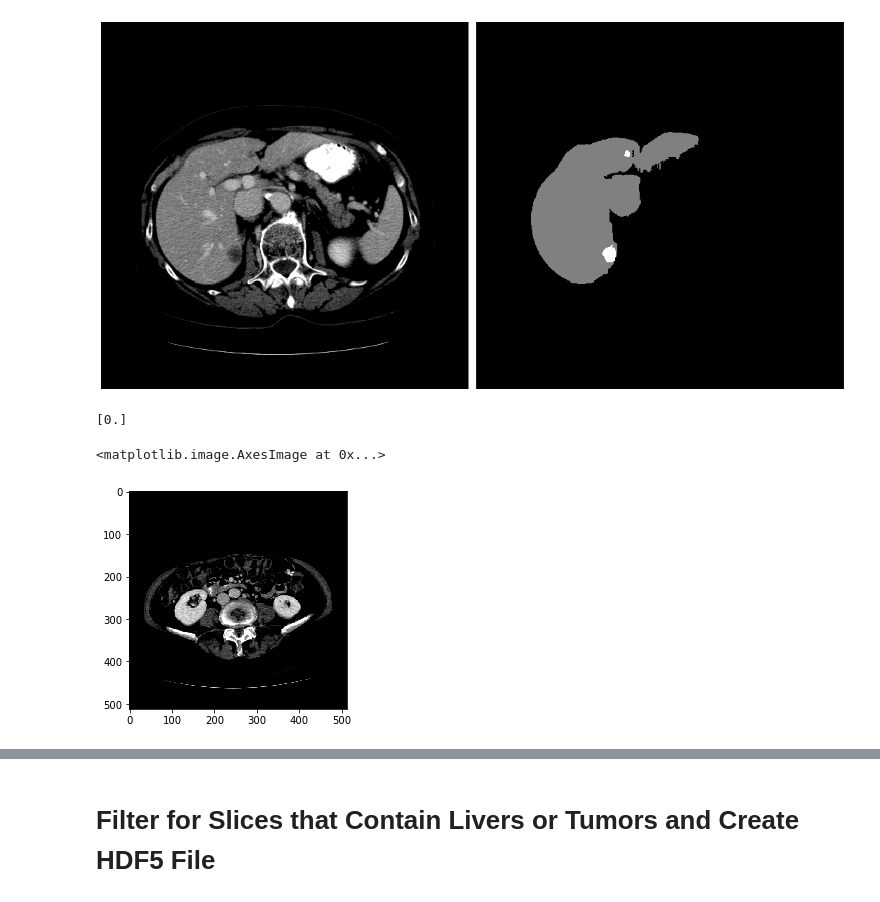
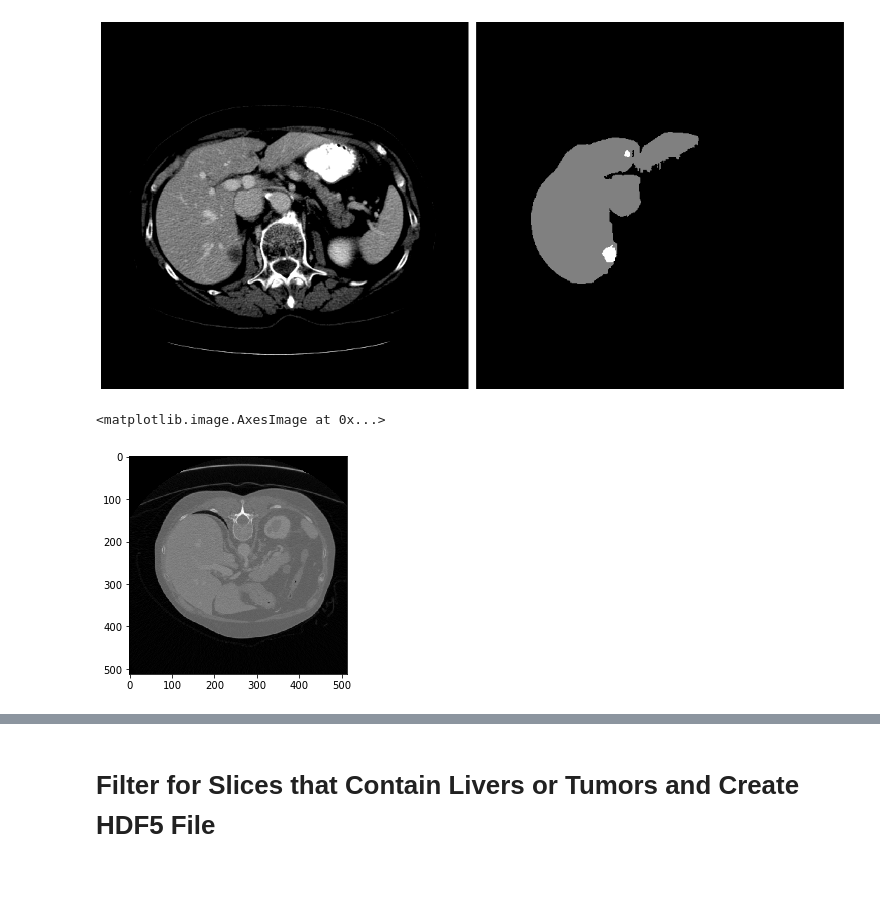
Before and after one commit to mattesko/CompNet-Medical, a Jupyter notebook: notebooks/data_analysis/eda_lits.ipynb, the cells around one changed output, grey strips where cells are left out. Cells and saved outputs as stored; diff of their text form; code cells hidden in the pictures.

```diff
--- a/notebooks/data_analysis/eda_lits.ipynb
+++ b/notebooks/data_analysis/eda_lits.ipynb
@@ -77,15 +78,3 @@ Ground Truth
         1: Liver
         2: Tumor
 [figure]
-# %%
-image, target = train_dataset[41]
-print(np.unique(target))
-
-image = np.rot90(np.array(image), k=1)
-image = Image.fromarray(image).convert('RGB')
-
-plt.imshow(image)
-# %% [output]
-[0.]
-<matplotlib.image.AxesImage at 0x...>
-[figure, removed]
@@ -91,0 +85,12 @@ plt.imshow(image)
+# %%
+image = volume_data[...,500]
+image = np.rot90(image, k=1)
+image = (image - vol_min) / (vol_max - vol_min + 1e-12)
+image = image.astype(np.float32)
+
+target = segmentation_data[...,500]
+
+plt.imshow(image, cmap="gray")
+# %% [output]
+<matplotlib.image.AxesImage at 0x...>
+[figure, added]
```
Also changed, not shown: parts of 8 cells of this notebook, 18 other files.
